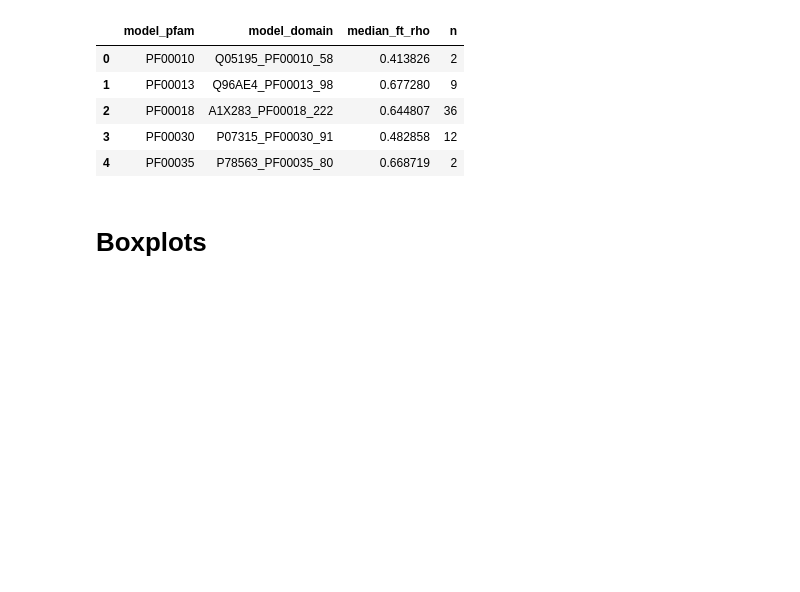
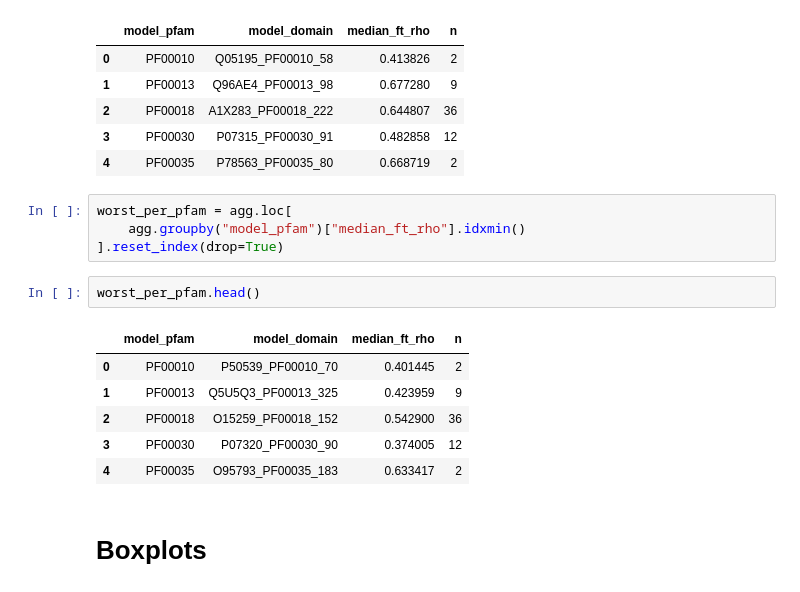
Before and after one commit to Hutch-Johnson/Protein-Language-Models, a Jupyter notebook: ESM2_PFAM_boxplots.ipynb, the cells around one changed output. Drawn from its saved outputs; the diff is of its cells as text; blank space fills up the shorter version.

```diff
--- a/ESM2_PFAM_boxplots.ipynb
+++ b/ESM2_PFAM_boxplots.ipynb
@@ -91,6 +91,19 @@ best_per_pfam.head()
 | 2 | PF00018 | A1X283_PF00018_222 | 0.644807 | 36 |
 | 3 | PF00030 | P07315_PF00030_91 | 0.482858 | 12 |
 | 4 | PF00035 | P78563_PF00035_80 | 0.668719 | 2 |
+# %%
+worst_per_pfam = agg.loc[
+    agg.groupby("model_pfam")["median_ft_rho"].idxmin()
+].reset_index(drop=True)
+# %%
+worst_per_pfam.head()
+# %% [output]
+|  | model_pfam | model_domain | median_ft_rho | n |
+| 0 | PF00010 | P50539_PF00010_70 | 0.401445 | 2 |
+| 1 | PF00013 | Q5U5Q3_PF00013_325 | 0.423959 | 9 |
+| 2 | PF00018 | O15259_PF00018_152 | 0.542900 | 36 |
+| 3 | PF00030 | P07320_PF00030_90 | 0.374005 | 12 |
+| 4 | PF00035 | O95793_PF00035_183 | 0.633417 | 2 |
 # %% [markdown]
 # Boxplots
 # %%
```
